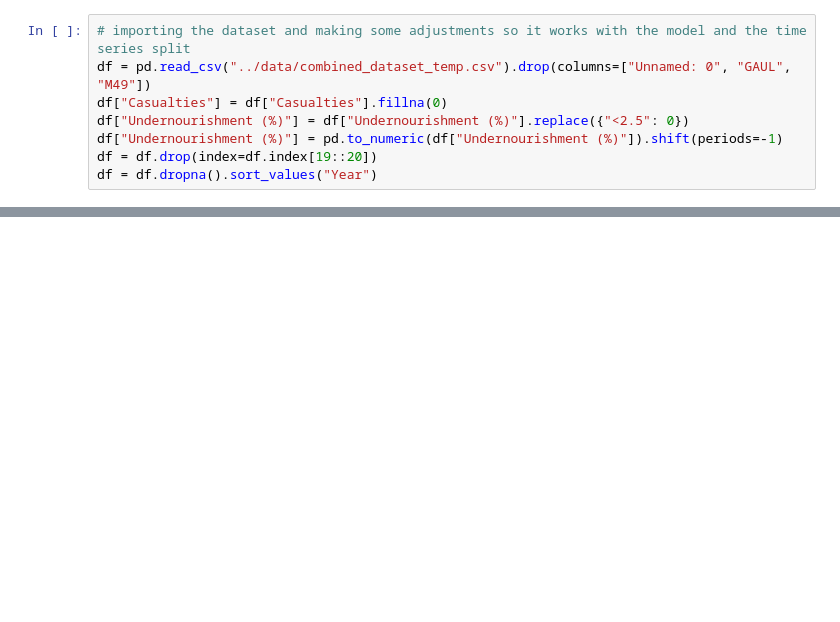
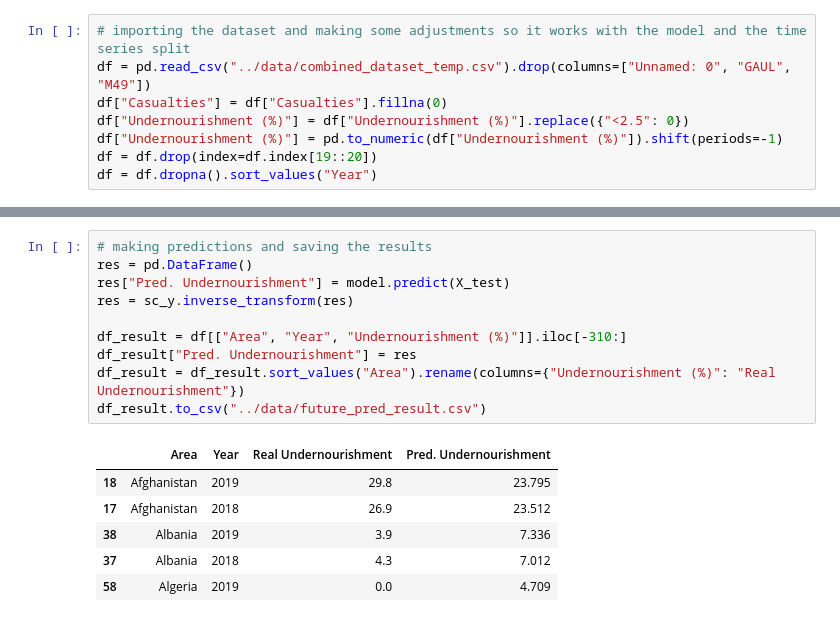
Before and after one commit to sonic171717/undernourishment_prediction, a Jupyter notebook: Models/future_year_pred.ipynb, the cells around one changed output, grey strips where cells are left out. Cells and saved outputs as stored; diff of their text form; blank space fills up the shorter version.

```diff
--- a/Models/future_year_pred.ipynb
+++ b/Models/future_year_pred.ipynb
@@ -76,3 +101,20 @@ plt.show()
+# %%
+# making predictions and saving the results
+res = pd.DataFrame()
+res["Pred. Undernourishment"] = model.predict(X_test)
+res = sc_y.inverse_transform(res)
+
+df_result = df[["Area", "Year", "Undernourishment (%)"]].iloc[-310:]
+df_result["Pred. Undernourishment"] = res
+df_result = df_result.sort_values("Area").rename(columns={"Undernourishment (%)": "Real Undernourishment"})
+df_result.to_csv("../data/future_pred_result.csv")
+# %% [output]
+|  | Area | Year | Real Undernourishment | Pred. Undernourishment |
+| 18 | Afghanistan | 2019 | 29.8 | 23.795 |
+| 17 | Afghanistan | 2018 | 26.9 | 23.512 |
+| 38 | Albania | 2019 | 3.9 | 7.336 |
+| 37 | Albania | 2018 | 4.3 | 7.012 |
+| 58 | Algeria | 2019 | 0.0 | 4.709 |
 # %%
 # plotting actual vs predicted undernourishment
 plt.figure()
```
Also changed, not shown: parts of 8 cells of this notebook.
